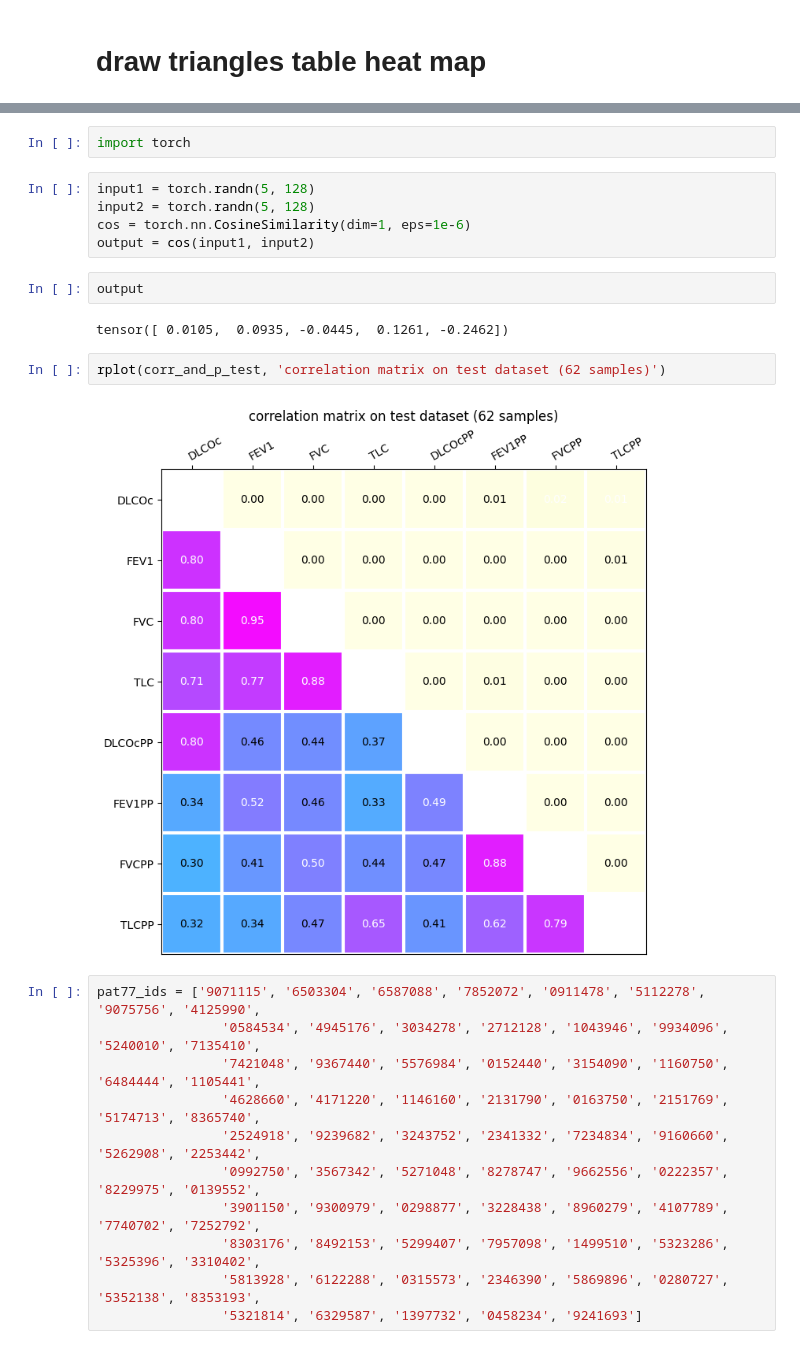
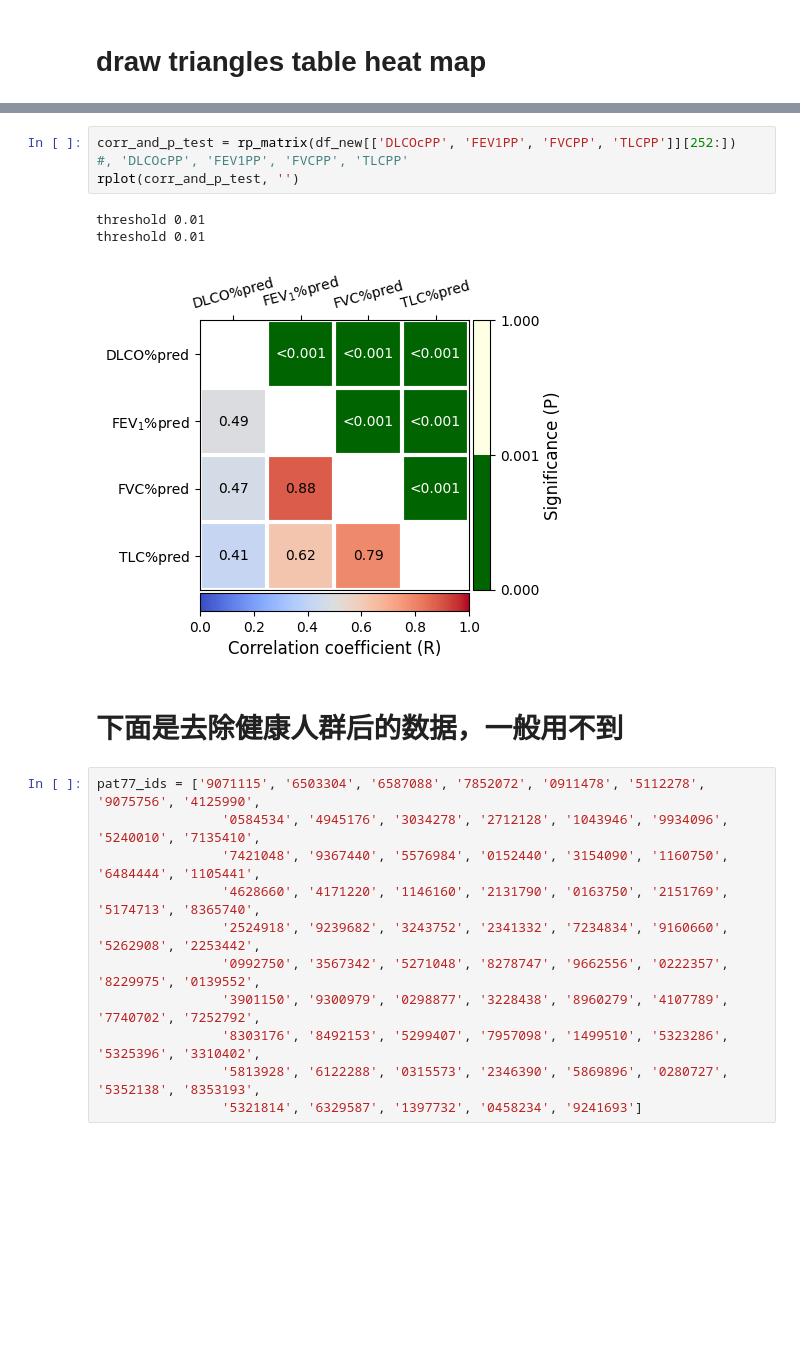
Before and after one commit to Jingnan-Jia/PFT_estimation, a Jupyter notebook: lung_function/scripts/jupyter_notebooks/r_manual_biomarkers_to_PFT.ipynb, the cells around one changed output, grey strips where cells are left out. Saved outputs shown, nothing was run; the diff lists cells and outputs as text; blank space fills up the shorter version.

```diff
--- a/lung_function/scripts/jupyter_notebooks/r_manual_biomarkers_to_PFT.ipynb
+++ b/lung_function/scripts/jupyter_notebooks/r_manual_biomarkers_to_PFT.ipynb
@@ -467,18 +521,12 @@ NameError: name 'fig' is not defined
-# %%
-import torch
-# %%
-input1 = torch.randn(5, 128)
-input2 = torch.randn(5, 128)
-cos = torch.nn.CosineSimilarity(dim=1, eps=1e-6)
-output = cos(input1, input2)
-# %%
-output
-# %% [output]
-tensor([ 0.0105,  0.0935, -0.0445,  0.1261, -0.2462])
-# %%
-rplot(corr_and_p_test, 'correlation matrix on test dataset (62 samples)')
-# %% [output]
-[figure, removed]
+# %%
+corr_and_p_test = rp_matrix(df_new[['DLCOcPP', 'FEV1PP', 'FVCPP', 'TLCPP']][252:])  #, 'DLCOcPP', 'FEV1PP', 'FVCPP', 'TLCPP'
+rplot(corr_and_p_test, '')
+# %% [output]
+threshold 0.01
+threshold 0.01
+[figure, added]
+# %% [markdown]
+# 下面是去除健康人群后的数据，一般用不到
 # %%
 pat77_ids = ['9071115', '6503304', '6587088', '7852072', '0911478', '5112278', '9075756', '4125990',
                 '0584534', '4945176', '3034278', '2712128', '1043946', '9934096', '5240010', '7135410',
```
Also changed, not shown: parts of 18 cells of this notebook, 7 other files.
